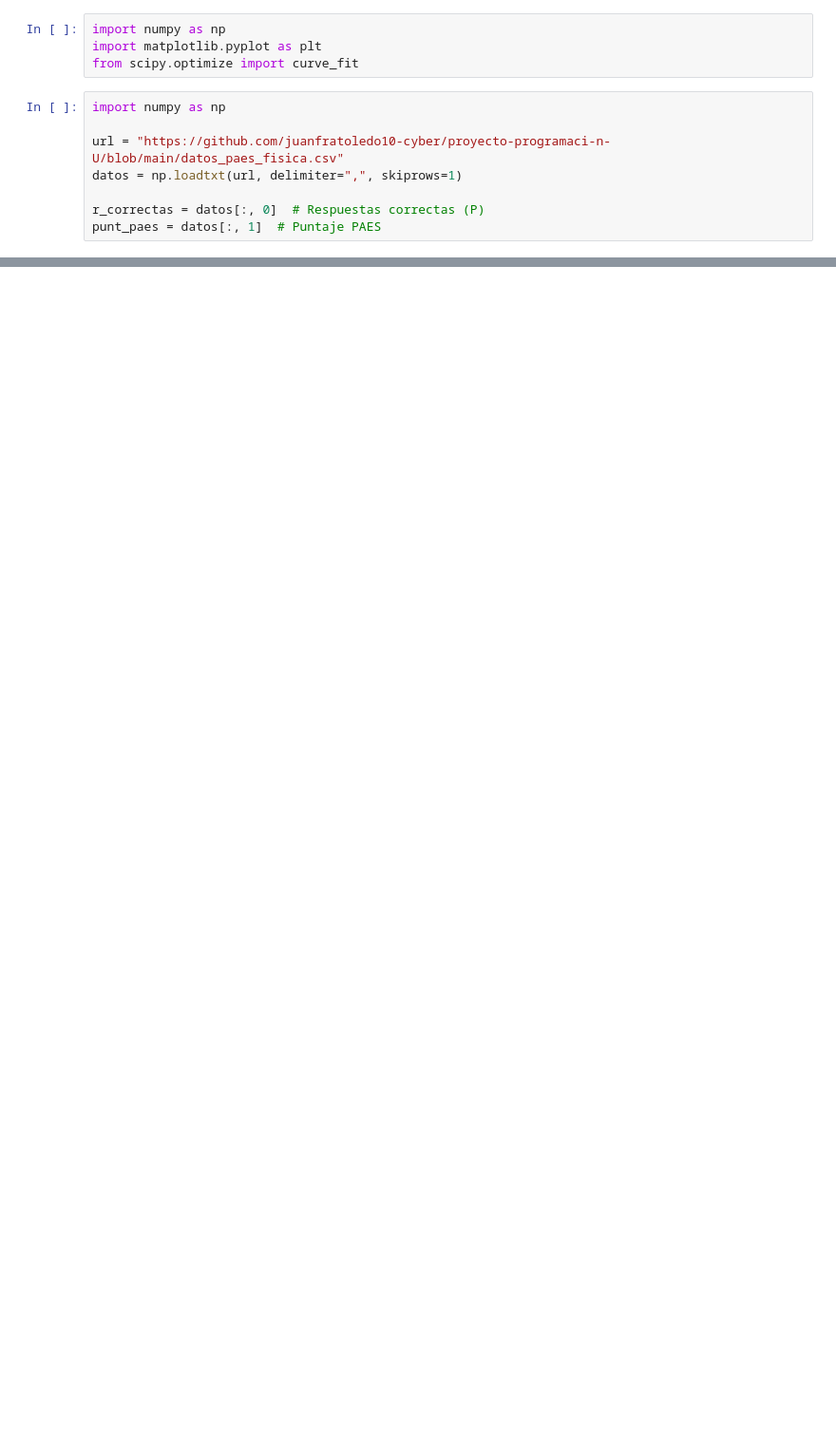
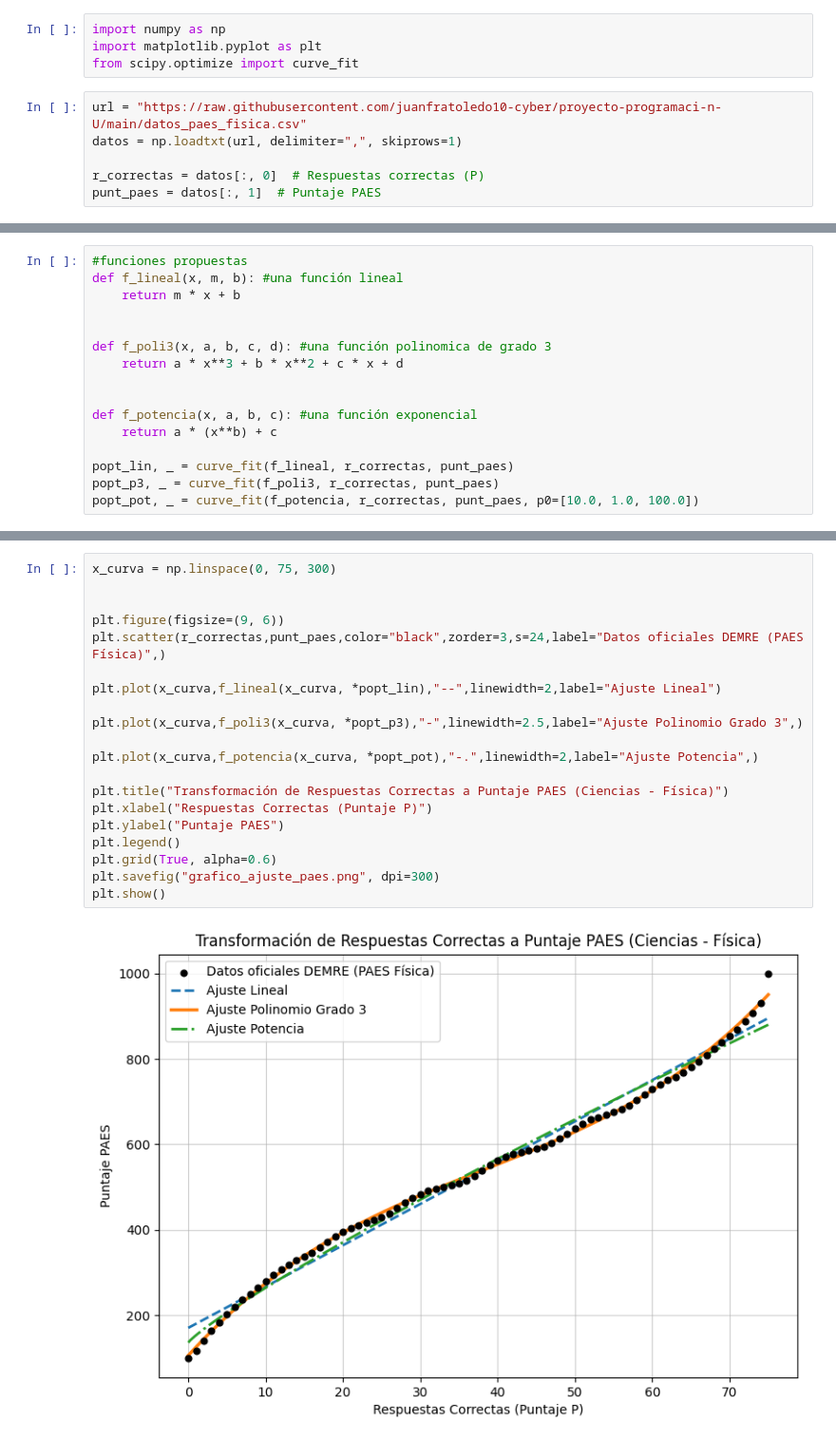
Before and after one commit to juanfratoledo10-cyber/proyecto-programaci-n-U, a Jupyter notebook: proyecto_programacion_puntajes_paes.ipynb, the cells around one changed output, grey strips where cells are left out. Shown at 95% size. Saved outputs shown, nothing was run; the diff lists cells and outputs as text; blank space fills up the shorter version.

```diff
--- a/proyecto_programacion_puntajes_paes.ipynb
+++ b/proyecto_programacion_puntajes_paes.ipynb
@@ -3,9 +3,7 @@ import numpy as np
 import matplotlib.pyplot as plt
 from scipy.optimize import curve_fit
 # %%
-import numpy as np
-
-url = "https://github.com/juanfratoledo10-cyber/proyecto-programaci-n-U/blob/main/datos_paes_fisica.csv"
+url = "https://raw.githubusercontent.com/juanfratoledo10-cyber/proyecto-programaci-n-U/main/datos_paes_fisica.csv"
 datos = np.loadtxt(url, delimiter=",", skiprows=1)
 
 r_correctas = datos[:, 0]  # Respuestas correctas (P)
@@ -14,0 +11,16 @@ FileNotFoundError: https://github.com/juanfratoledo10-cyber/proyecto-programaci-
+# %%
+#funciones propuestas
+def f_lineal(x, m, b): #una función lineal
+    return m * x + b
+
+
+def f_poli3(x, a, b, c, d): #una función polinomica de grado 3
+    return a * x**3 + b * x**2 + c * x + d
+
+
+def f_potencia(x, a, b, c): #una función exponencial
+    return a * (x**b) + c
+
+popt_lin, _ = curve_fit(f_lineal, r_correctas, punt_paes)
+popt_p3, _ = curve_fit(f_poli3, r_correctas, punt_paes)
+popt_pot, _ = curve_fit(f_potencia, r_correctas, punt_paes, p0=[10.0, 1.0, 100.0])
@@ -14,0 +47,22 @@ FileNotFoundError: https://github.com/juanfratoledo10-cyber/proyecto-programaci-
+# %%
+x_curva = np.linspace(0, 75, 300)
+
+
+plt.figure(figsize=(9, 6))
+plt.scatter(r_correctas,punt_paes,color="black",zorder=3,s=24,label="Datos oficiales DEMRE (PAES Física)",)
+
+plt.plot(x_curva,f_lineal(x_curva, *popt_lin),"--",linewidth=2,label="Ajuste Lineal")
+
+plt.plot(x_curva,f_poli3(x_curva, *popt_p3),"-",linewidth=2.5,label="Ajuste Polinomio Grado 3",)
+
+plt.plot(x_curva,f_potencia(x_curva, *popt_pot),"-.",linewidth=2,label="Ajuste Potencia",)
+
+plt.title("Transformación de Respuestas Correctas a Puntaje PAES (Ciencias - Física)")
+plt.xlabel("Respuestas Correctas (Puntaje P)")
+plt.ylabel("Puntaje PAES")
+plt.legend()
+plt.grid(True, alpha=0.6)
+plt.savefig("grafico_ajuste_paes.png", dpi=300)
+plt.show()
+# %% [output]
+[figure, added]
```
Also changed, not shown: parts of 3 cells of this notebook.
